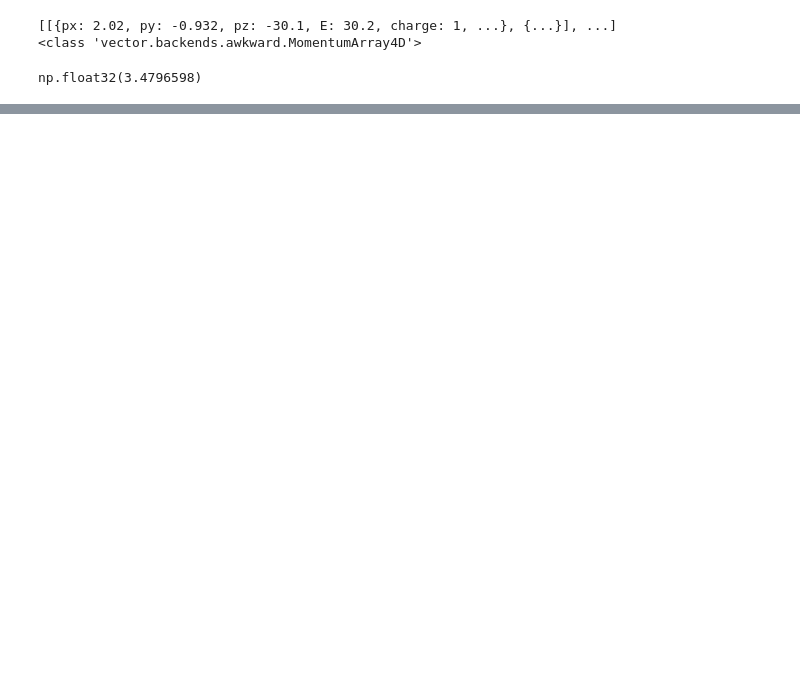
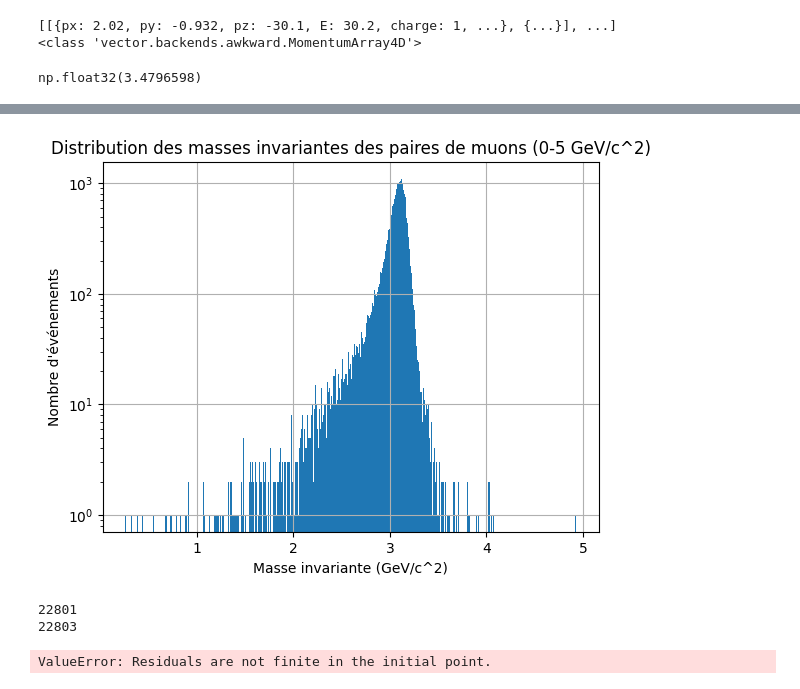
Before and after one commit to nantes-m2-rps-exp/qqbar2mumu-2024, a Jupyter notebook: Acceptance.ipynb, the cells around one changed output, grey strips where cells are left out. Saved outputs shown, nothing was run; the diff lists cells and outputs as text; code cells hidden in the pictures; blank space fills up the shorter version.

```diff
--- a/Acceptance.ipynb
+++ b/Acceptance.ipynb
@@ -166,0 +218,38 @@ NameError: name 'lt' is not defined
+# %%
+# Filtrer les événements avec nMuons == 2 et isCMUL == True
+filtered_events = n[mask & (n.isCMUL)&(abs(n.zVtx)<10)]
+
+muon_vectors = ak.zip({
+    "px": filtered_events.Muon_Px,
+    "py": filtered_events.Muon_Py,
+    "pz": filtered_events.Muon_Pz,
+    "E": filtered_events.Muon_E
+}, with_name="Momentum4D")
+
+# Calculer les masses invariantes pour chaque paire de muons dans chaque événement
+invariant_masses = ak.combinations(muon_vectors, 2, fields=["muon1", "muon2"])
+masses = (invariant_masses.muon1 + invariant_masses.muon2).mass
+
+# Créer un histogramme des valeurs de la masse
+flattened_masses = ak.flatten(masses)  # Aplatir les données pour l'histogramme
+filtered_masses = flattened_masses[(flattened_masses >= 0) & (flattened_masses <= 5)]  # Filtrer les masses entre 0 et 10
+
+
+hist, bin_edges = np.histogram(filtered_masses, bins=500, range=(0, 5))
+plt.hist(filtered_masses, bins=500)
+
+plt.xlabel('Masse invariante (GeV/c^2)')
+plt.ylabel("Nombre d'événements")
+#plt.xlim(0,5)
+#plt.ylim(0,1200)
+plt.yscale('log')
+plt.title('Distribution des masses invariantes des paires de muons (0-5 GeV/c^2)')
+plt.grid(True)
+plt.show()
+
+print(len(masses))
+print(len(flattened_masses))
+# %% [output]
+[figure, added]
+22801
+22803
@@ -166,0 +275,10 @@ NameError: name 'lt' is not defined
+# %%
+bnds = ((0, 2.0, 0.5, 0, 1, 0, 1), (np.inf, 5.0, 1, 20, 4, 20, 4))
+x_data = 0.5 * (bin_edges[:-1] + bin_edges[1:])
+
+params, covs, residual, fjac, other = curve_fit(CB2, x_data, hist, sigma=np.sqrt(hist), p0=[1, 2, 1, 1, 1, 1, 1], bounds=bnds, method='trf', full_output=True)
+print("params: \n", params)
+print("covariance: \n", covs)
+print("residual: \n", residual)
+# %% [output]
+ValueError: Residuals are not finite in the initial point.
```
Also changed, not shown: parts of 11 cells of this notebook, 1 other file.
